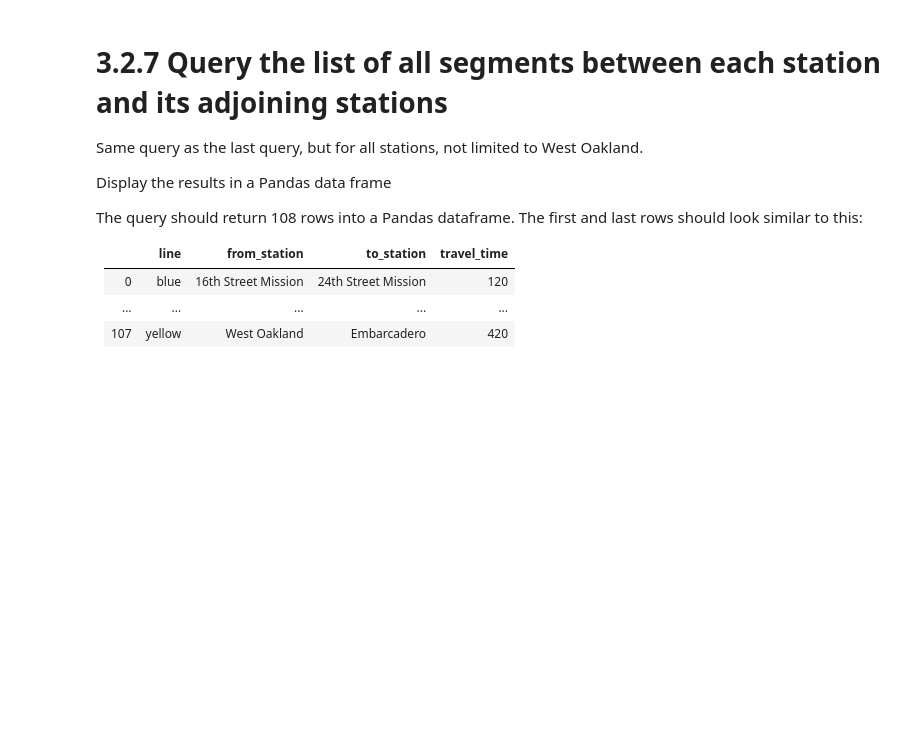
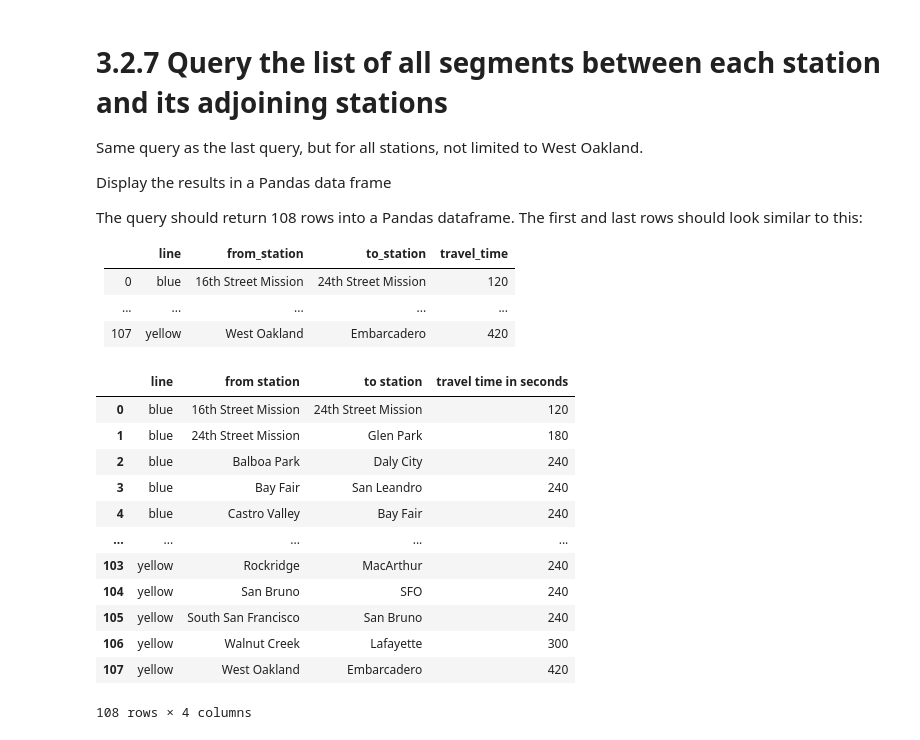
Before and after one commit to fayesimone/Neo4j-Graph-Database-Delivery-Route-Optimization, a Jupyter notebook: exercise/project_3_2.ipynb, the cells around one changed output. Cells and saved outputs as stored; diff of their text form; code cells hidden in the pictures; blank space fills up the shorter version.

```diff
--- a/exercise/project_3_2.ipynb
+++ b/exercise/project_3_2.ipynb
@@ -407,11 +407,36 @@ The query should return 108 rows into a Pandas dataframe. The first and last row
 # %%
 rollback_before_flag = True
 rollback_after_flag = True
 
 query = """
 
-Replace with your SQL
+SELECT  A.line AS line,
+        A.station as "from station",
+        B.station as "to station",
+        C.travel_time as "travel time in seconds"
+FROM lines A
+JOIN lines B ON A.line = B.line
+JOIN travel_times C ON ((A.station = C.station_1 AND B.station = C.station_2)
+                        OR
+                        (A.station = C.station_2 AND B.station = C.station_1))
+
+WHERE B.sequence = A.sequence+1
+ORDER BY A.line, A.station, B.station
 
 """
 
 my_select_query_pandas(query, rollback_before_flag, rollback_after_flag)
+# %% [output]
+|  | line | from station | to station | travel time in seconds |
+| 0 | blue | 16th Street Mission | 24th Street Mission | 120 |
+| 1 | blue | 24th Street Mission | Glen Park | 180 |
+| 2 | blue | Balboa Park | Daly City | 240 |
+| 3 | blue | Bay Fair | San Leandro | 240 |
+| 4 | blue | Castro Valley | Bay Fair | 240 |
+| ... | ... | ... | ... | ... |
+| 103 | yellow | Rockridge | MacArthur | 240 |
+| 104 | yellow | San Bruno | SFO | 240 |
+| 105 | yellow | South San Francisco | San Bruno | 240 |
+| 106 | yellow | Walnut Creek | Lafayette | 300 |
+| 107 | yellow | West Oakland | Embarcadero | 420 |
+108 rows × 4 columns
```
Also changed, not shown: parts of 2 cells of this notebook.
